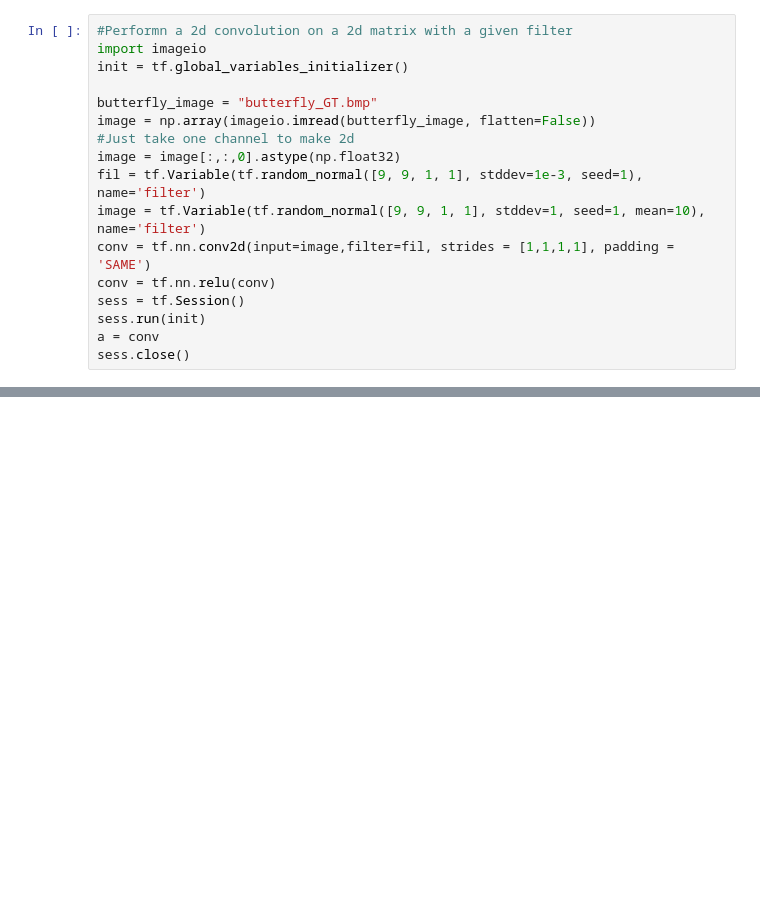
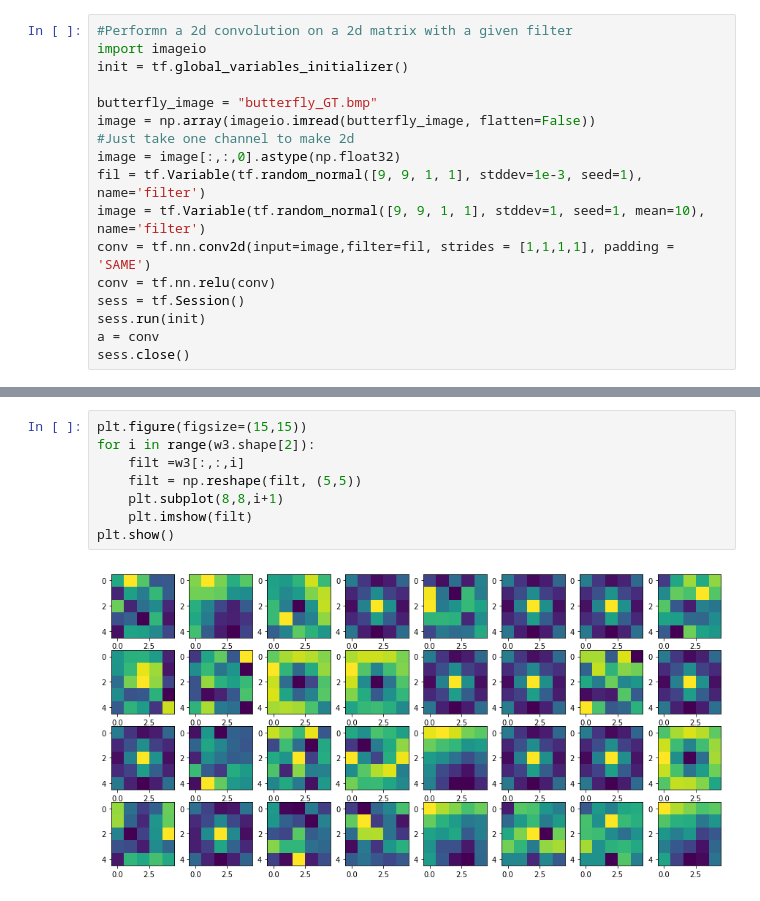
Before and after one commit to lievcin/srcnn, a Jupyter notebook: Understanding deep learning by convolutional neural network.ipynb, the cells around one changed output, grey strips where cells are left out. Drawn from its saved outputs; the diff is of its cells as text; blank space fills up the shorter version.

```diff
--- a/Understanding deep learning by convolutional neural network.ipynb
+++ b/Understanding deep learning by convolutional neural network.ipynb
@@ -110,0 +122,10 @@ sess.close()
+# %%
+plt.figure(figsize=(15,15))
+for i in range(w3.shape[2]):
+    filt =w3[:,:,i]
+    filt = np.reshape(filt, (5,5))
+    plt.subplot(8,8,i+1)
+    plt.imshow(filt)
+plt.show()
+# %% [output]
+[figure, added]
```
Also changed, not shown: parts of 1 cell of this notebook, 2 other files.
